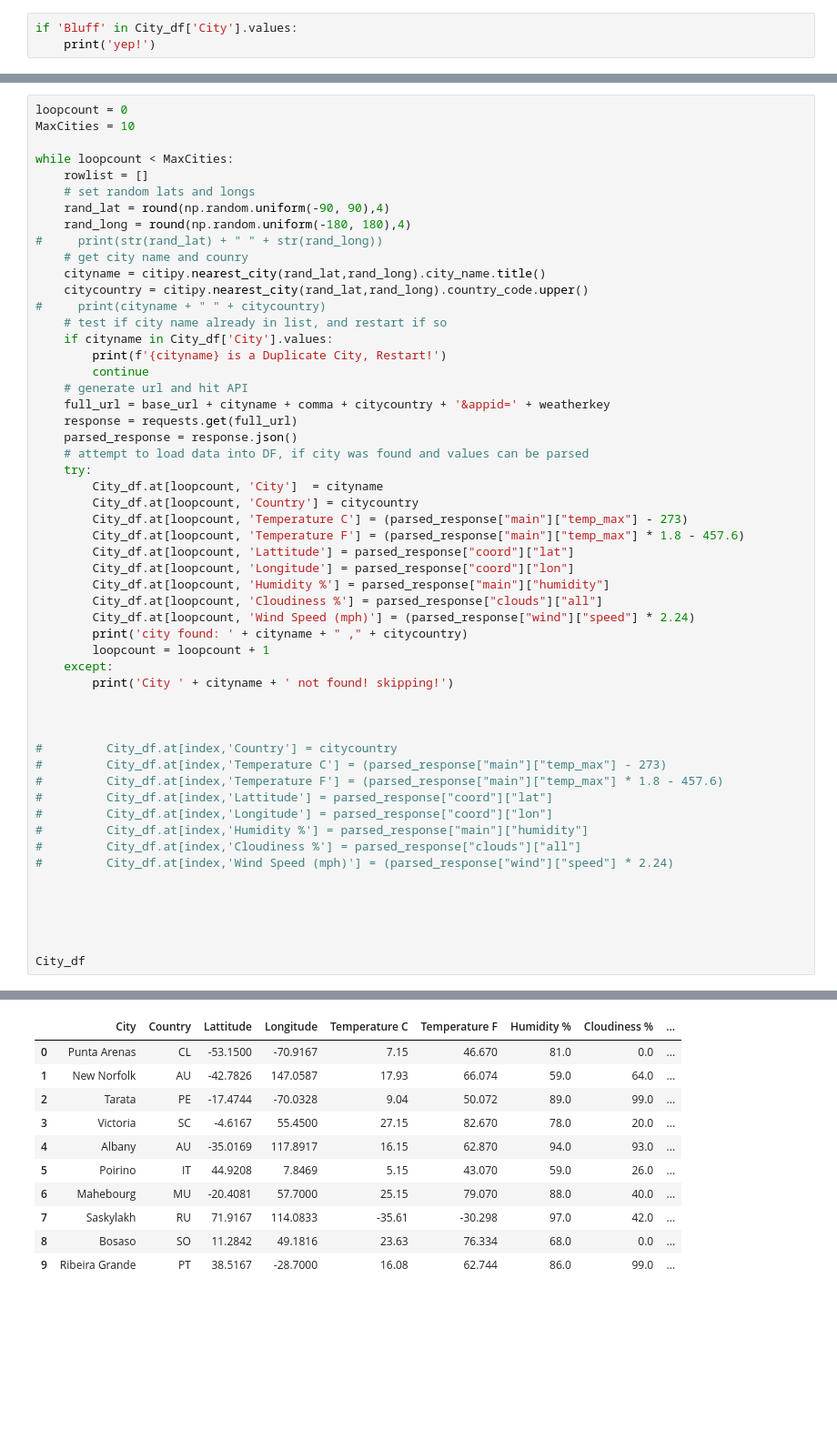
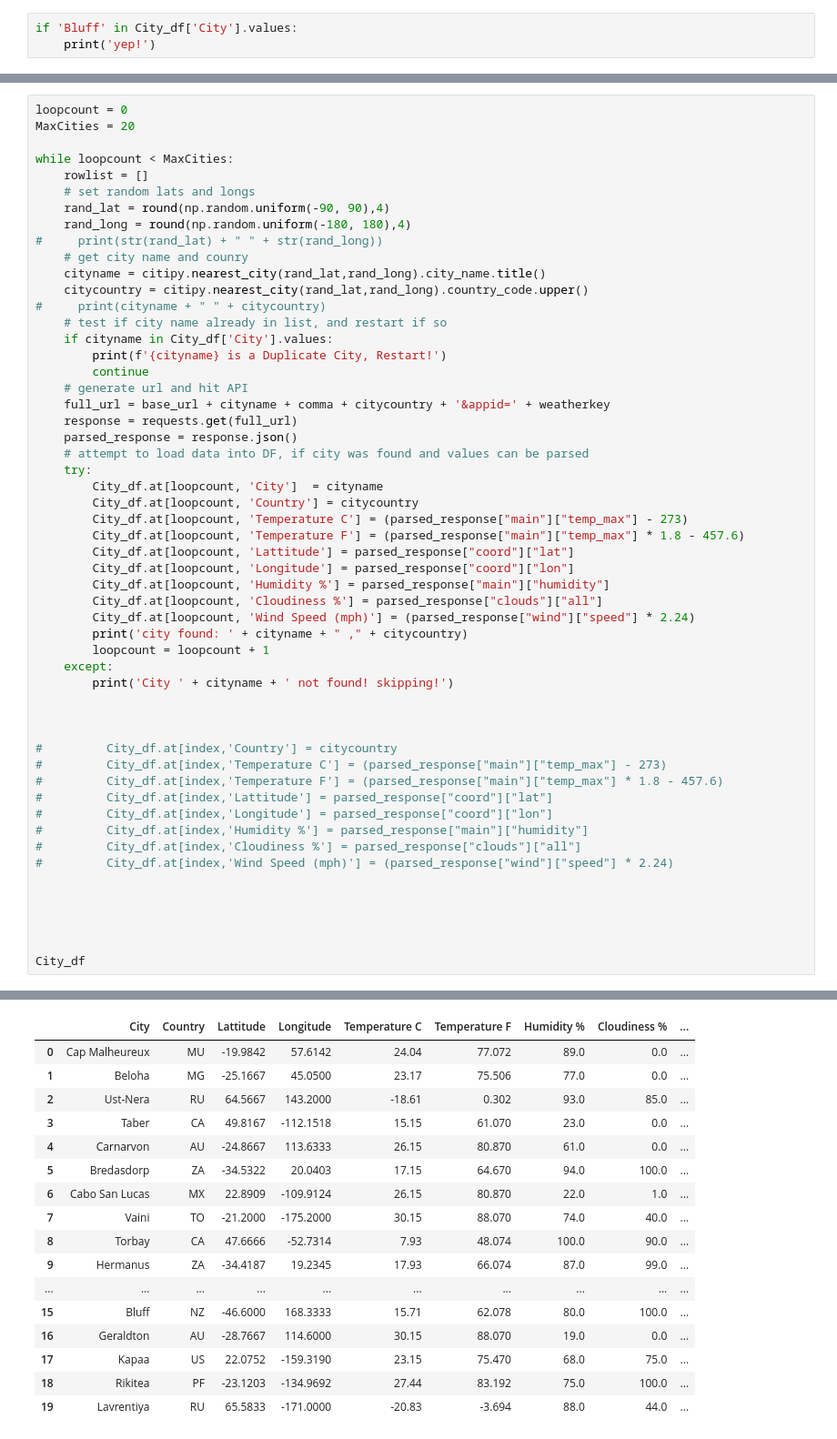
Before and after one commit to dhsharp1983/python-api-challenge, a Jupyter notebook: WeatherPy/WeatherPy.ipynb, the cells around one changed output, grey strips where cells are left out. Shown at 91% size. Cells and saved outputs as stored; diff of their text form; blank space fills up the shorter version.

```diff
--- a/WeatherPy/WeatherPy.ipynb
+++ b/WeatherPy/WeatherPy.ipynb
@@ -130,7 +130,7 @@ Wind Speed (mph)    float64
 dtype: object
 # %%
 loopcount = 0
-MaxCities = 10
+MaxCities = 20
 
 while loopcount < MaxCities:
     rowlist = []
@@ -202,11 +203,17 @@ city found: Ribeira Grande ,PT
 |  | City | Country | Lattitude | Longitude | Temperature C | Temperature F | Humidity % | Cloudiness % | ... |
-| 0 | Punta Arenas | CL | -53.1500 | -70.9167 | 7.15 | 46.670 | 81.0 | 0.0 | ... |
-| 1 | New Norfolk | AU | -42.7826 | 147.0587 | 17.93 | 66.074 | 59.0 | 64.0 | ... |
-| 2 | Tarata | PE | -17.4744 | -70.0328 | 9.04 | 50.072 | 89.0 | 99.0 | ... |
-| 3 | Victoria | SC | -4.6167 | 55.4500 | 27.15 | 82.670 | 78.0 | 20.0 | ... |
-| 4 | Albany | AU | -35.0169 | 117.8917 | 16.15 | 62.870 | 94.0 | 93.0 | ... |
-| 5 | Poirino | IT | 44.9208 | 7.8469 | 5.15 | 43.070 | 59.0 | 26.0 | ... |
-| 6 | Mahebourg | MU | -20.4081 | 57.7000 | 25.15 | 79.070 | 88.0 | 40.0 | ... |
-| 7 | Saskylakh | RU | 71.9167 | 114.0833 | -35.61 | -30.298 | 97.0 | 42.0 | ... |
-| 8 | Bosaso | SO | 11.2842 | 49.1816 | 23.63 | 76.334 | 68.0 | 0.0 | ... |
-| 9 | Ribeira Grande | PT | 38.5167 | -28.7000 | 16.08 | 62.744 | 86.0 | 99.0 | ... |
+| 0 | Cap Malheureux | MU | -19.9842 | 57.6142 | 24.04 | 77.072 | 89.0 | 0.0 | ... |
+| 1 | Beloha | MG | -25.1667 | 45.0500 | 23.17 | 75.506 | 77.0 | 0.0 | ... |
+| 2 | Ust-Nera | RU | 64.5667 | 143.2000 | -18.61 | 0.302 | 93.0 | 85.0 | ... |
+| 3 | Taber | CA | 49.8167 | -112.1518 | 15.15 | 61.070 | 23.0 | 0.0 | ... |
+| 4 | Carnarvon | AU | -24.8667 | 113.6333 | 26.15 | 80.870 | 61.0 | 0.0 | ... |
+| 5 | Bredasdorp | ZA | -34.5322 | 20.0403 | 17.15 | 64.670 | 94.0 | 100.0 | ... |
+| 6 | Cabo San Lucas | MX | 22.8909 | -109.9124 | 26.15 | 80.870 | 22.0 | 1.0 | ... |
+| 7 | Vaini | TO | -21.2000 | -175.2000 | 30.15 | 88.070 | 74.0 | 40.0 | ... |
+| 8 | Torbay | CA | 47.6666 | -52.7314 | 7.93 | 48.074 | 100.0 | 90.0 | ... |
+| 9 | Hermanus | ZA | -34.4187 | 19.2345 | 17.93 | 66.074 | 87.0 | 99.0 | ... |
+| ... | ... | ... | ... | ... | ... | ... | ... | ... | ... |
+| 15 | Bluff | NZ | -46.6000 | 168.3333 | 15.71 | 62.078 | 80.0 | 100.0 | ... |
+| 16 | Geraldton | AU | -28.7667 | 114.6000 | 30.15 | 88.070 | 19.0 | 0.0 | ... |
+| 17 | Kapaa | US | 22.0752 | -159.3190 | 23.15 | 75.470 | 68.0 | 75.0 | ... |
+| 18 | Rikitea | PF | -23.1203 | -134.9692 | 27.44 | 83.192 | 75.0 | 100.0 | ... |
+| 19 | Lavrentiya | RU | 65.5833 | -171.0000 | -20.83 | -3.694 | 88.0 | 44.0 | ... |
```
Also changed, not shown: parts of 5 cells of this notebook.
